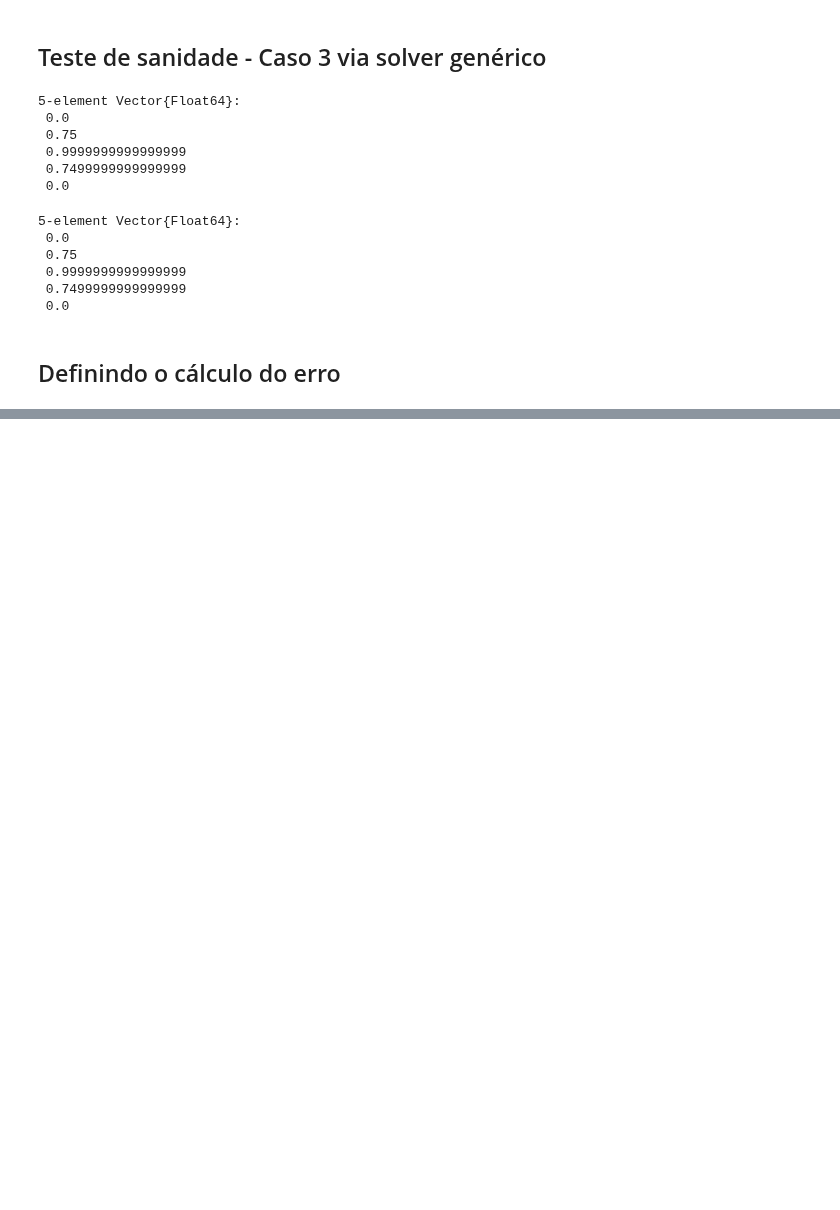
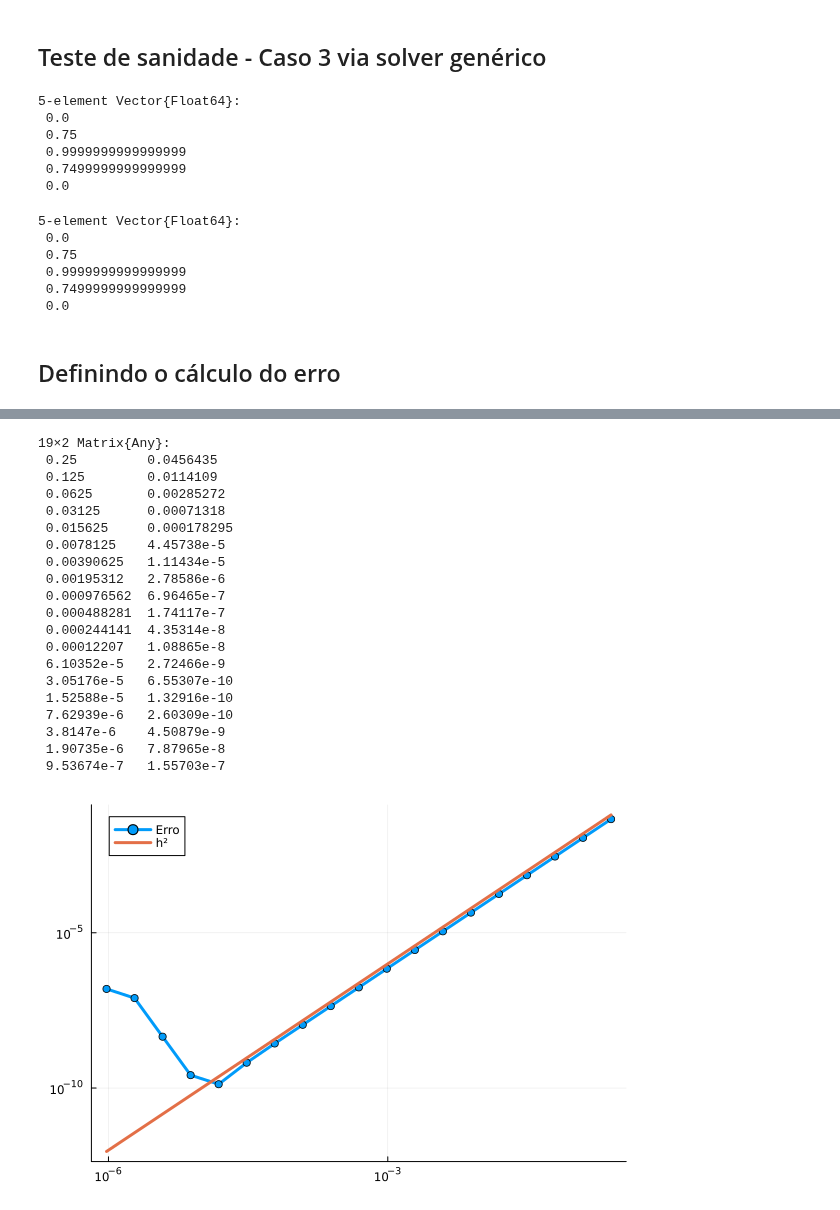
Before and after one commit to CarlosEduardoValladares/Elementos-Finitos-2024.2, a Jupyter notebook: elementos_finitos_01.ipynb, the cells around one changed output, grey strips where cells are left out. Cells and saved outputs as stored; diff of their text form; code cells hidden in the pictures; blank space fills up the shorter version.

Commit message:
Terminada a implementação do erro_L2 e refeito o estudo de erro do caso 3

```diff
--- a/elementos_finitos_01.ipynb
+++ b/elementos_finitos_01.ipynb
@@ -503,35 +505,3 @@ display(uʰ)
  0.0
 # %% [markdown]
 ## Definindo o cálculo do erro
-# %%
-function quadratura_erro_base(f, c, i)
-    m = length(uʰ)
-    h = 1/(m+1)
-
-    pontos, pesos = legendre(5)
-    Fᵢ = 0
-
-    x_i_inf = get_point(i-1, m)
-    x_i = get_point(i, m)
-
-    for (ξ, W) in zip(pontos, pesos)
-        Fᵢ += (h/2) * W * (f(map_ξ_x(ξ, x_i_inf)) - c[i-1]*φ₁(ξ) - c[i]*φ₂)^2
-    end
-
-    return Fᵢ
-end
-
-function erro_L2(u, uʰ)
-    m = length(uʰ)
-    h = 1/(m+1)
-
-    prepend!(uʰ, 0)
-    append!(uʰ, 0)
-
-    erro_quadrado = 0
-    for i in 1:m
-        erro_quadrado += quadratura_erro_base(u, uʰ, i)
-    end
-
-    return sqrt(erro_quadrado)
-end
@@ -543,0 +557,28 @@ LoadError: BoundsError: attempt to access 13-element Vector{Float64} at index [0
+# %%
+n_testes = 20
+α = 1.0
+β = 0.0
+m = 3
+plot_erro_galerkin(n_testes, f3, f3_solution, α, β)
+# %% [output]
+19×2 Matrix{Any}:
+ 0.25         0.0456435
+ 0.125        0.0114109
+ 0.0625       0.00285272
+ 0.03125      0.00071318
+ 0.015625     0.000178295
+ 0.0078125    4.45738e-5
+ 0.00390625   1.11434e-5
+ 0.00195312   2.78586e-6
+ 0.000976562  6.96465e-7
+ 0.000488281  1.74117e-7
+ 0.000244141  4.35314e-8
+ 0.00012207   1.08865e-8
+ 6.10352e-5   2.72466e-9
+ 3.05176e-5   6.55307e-10
+ 1.52588e-5   1.32916e-10
+ 7.62939e-6   2.60309e-10
+ 3.8147e-6    4.50879e-9
+ 1.90735e-6   7.87965e-8
+ 9.53674e-7   1.55703e-7
+[figure, added]
```
Also changed, not shown: parts of 6 cells of this notebook.
